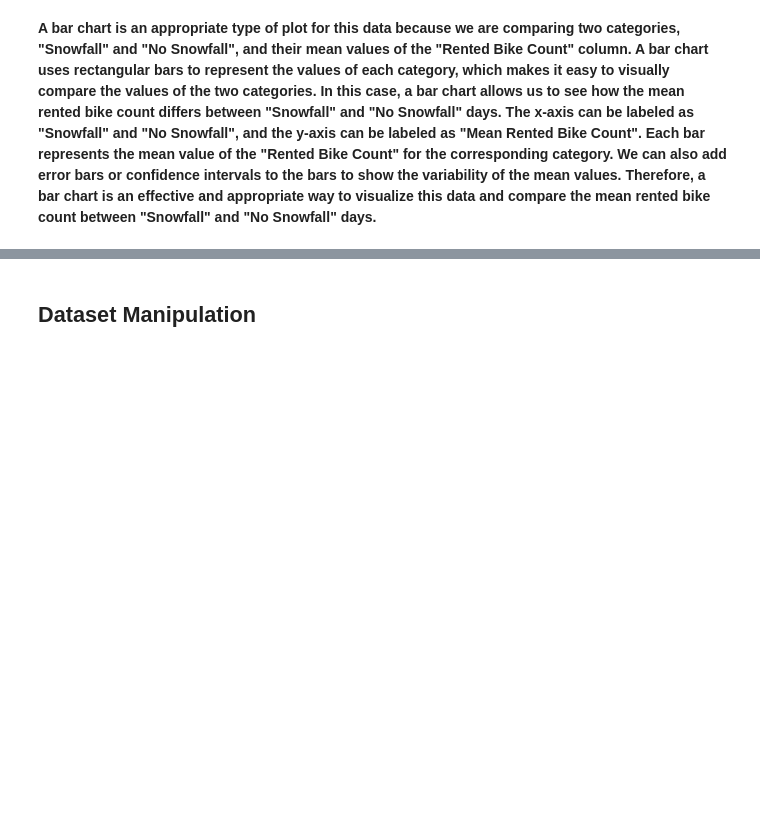
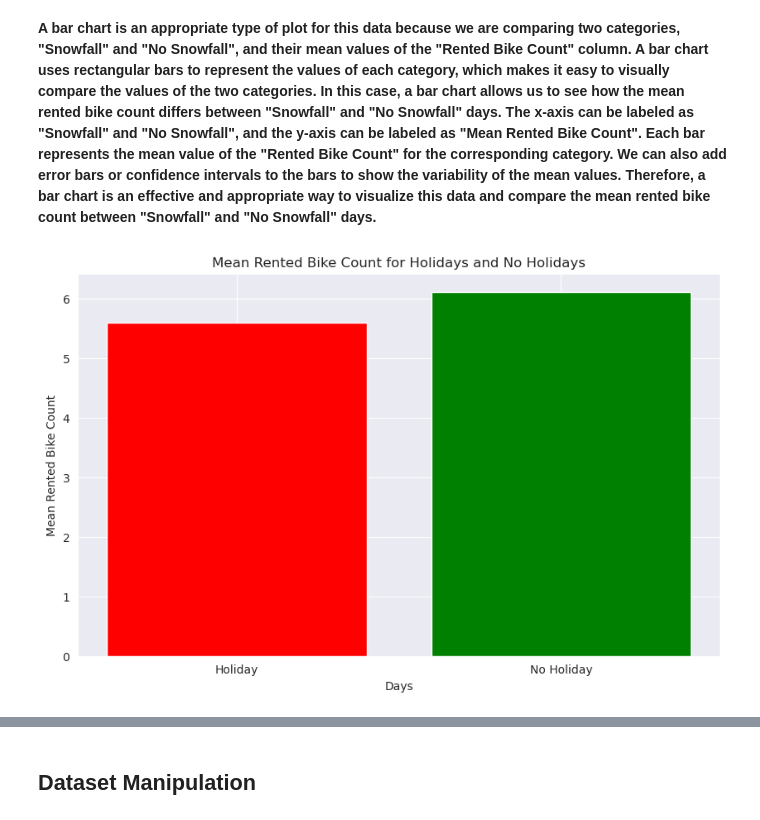
Before and after one commit to surya81/myproject, a Jupyter notebook: Bike_Sharing_Demand_Prediction.ipynb, the cells around one changed output, grey strips where cells are left out. Drawn from its saved outputs; the diff is of its cells as text; code cells hidden in the pictures; blank space fills up the shorter version.

```diff
--- a/Bike_Sharing_Demand_Prediction.ipynb
+++ b/Bike_Sharing_Demand_Prediction.ipynb
@@ -558,3 +556,25 @@ plt.show()
 **A bar chart is an appropriate type of plot for this data because we are comparing two categories, "Snowfall" and "No Snowfall", and their mean values of the "Rented Bike Count" column. A bar chart uses rectangular bars to represent the values of each category, which makes it easy to visually compare the values of the two categories.
 In this case, a bar chart allows us to see how the mean rented bike count differs between "Snowfall" and "No Snowfall" days. The x-axis can be labeled as "Snowfall" and "No Snowfall", and the y-axis can be labeled as "Mean Rented Bike Count". Each bar represents the mean value of the "Rented Bike Count" for the corresponding category. We can also add error bars or confidence intervals to the bars to show the variability of the mean values.
 Therefore, a bar chart is an effective and appropriate way to visualize this data and compare the mean rented bike count between "Snowfall" and "No Snowfall" days.**
+# %%
+# Group the data by "Snowfall (cm)" column and calculate the mean of "Rented Bike Count"
+Holidays_rental_mean = dataset.groupby(dataset["Holiday"])["Rented Bike Count"].mean()
+
+# Set the plot style
+sns.set_style("darkgrid")
+colors = ['r', 'g']
+# Create a figure and axes object
+fig, ax = plt.subplots(figsize=(10, 6))
+
+# Plot the bar chart
+ax.bar(Holidays_rental_mean.index.astype(str), Holidays_rental_mean.values, color=colors)
+
+# Set the plot title and labels
+ax.set_title("Mean Rented Bike Count for Holidays and No Holidays")
+ax.set_xlabel("Days")
+ax.set_ylabel("Mean Rented Bike Count")
+
+# Display the plot
+plt.show()
+# %% [output]
+[figure, added]
```
Also changed, not shown: parts of 13 cells of this notebook.
